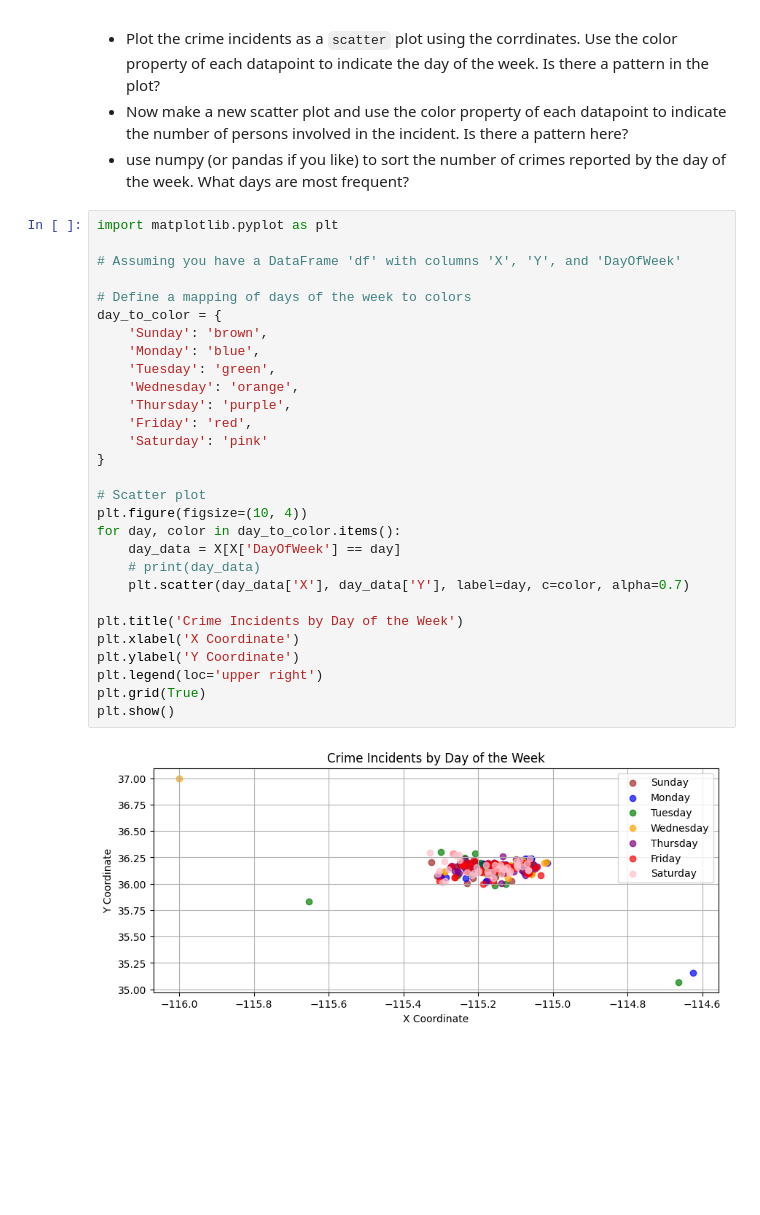
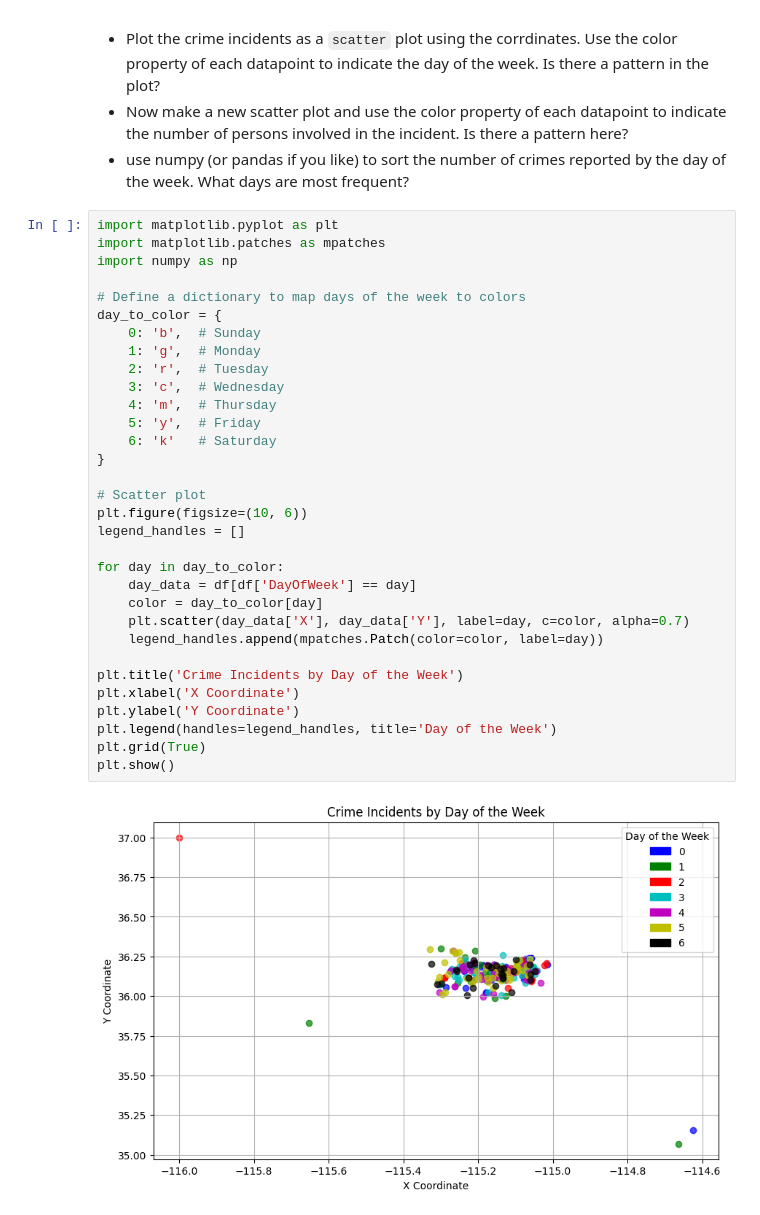
Before and after one commit to akhil070/pattern-recognition, a Jupyter notebook: Assignements/HW2/Crime-Stats-Project.ipynb, the cells around one changed output. Drawn from its saved outputs; the diff is of its cells as text; blank space fills up the shorter version.

```diff
--- a/Assignements/HW2/Crime-Stats-Project.ipynb
+++ b/Assignements/HW2/Crime-Stats-Project.ipynb
@@ -386,35 +486,38 @@ Epoch 150/150, Train Accuracy: 56.82%, Test Accuracy: 49.09%
 * use numpy (or pandas if you like) to sort the number of crimes reported by the day of the week. What days are most frequent?
 # %%
 import matplotlib.pyplot as plt
+import matplotlib.patches as mpatches
+import numpy as np
 
-# Assuming you have a DataFrame 'df' with columns 'X', 'Y', and 'DayOfWeek'
-
-# Define a mapping of days of the week to colors
+# Define a dictionary to map days of the week to colors
 day_to_color = {
-    'Sunday': 'brown',
-    'Monday': 'blue',
-    'Tuesday': 'green',
-    'Wednesday': 'orange',
-    'Thursday': 'purple',
-    'Friday': 'red',
-    'Saturday': 'pink'
+    0: 'b',  # Sunday
+    1: 'g',  # Monday
+    2: 'r',  # Tuesday
+    3: 'c',  # Wednesday
+    4: 'm',  # Thursday
+    5: 'y',  # Friday
+    6: 'k'   # Saturday
 }
 
 # Scatter plot
-plt.figure(figsize=(10, 4))
-for day, color in day_to_color.items():
-    day_data = X[X['DayOfWeek'] == day]
-    # print(day_data)
+plt.figure(figsize=(10, 6))
+legend_handles = []
+
+for day in day_to_color:
+    day_data = df[df['DayOfWeek'] == day]
+    color = day_to_color[day]
     plt.scatter(day_data['X'], day_data['Y'], label=day, c=color, alpha=0.7)
+    legend_handles.append(mpatches.Patch(color=color, label=day))
 
 plt.title('Crime Incidents by Day of the Week')
 plt.xlabel('X Coordinate')
 plt.ylabel('Y Coordinate')
-plt.legend(loc='upper right')
+plt.legend(handles=legend_handles, title='Day of the Week')
 plt.grid(True)
 plt.show()
 # %% [output]
-[figure, old version]
+[figure, new version]
 # %%
 import matplotlib.pyplot as plt
 
```
Also changed, not shown: parts of 15 cells of this notebook.
